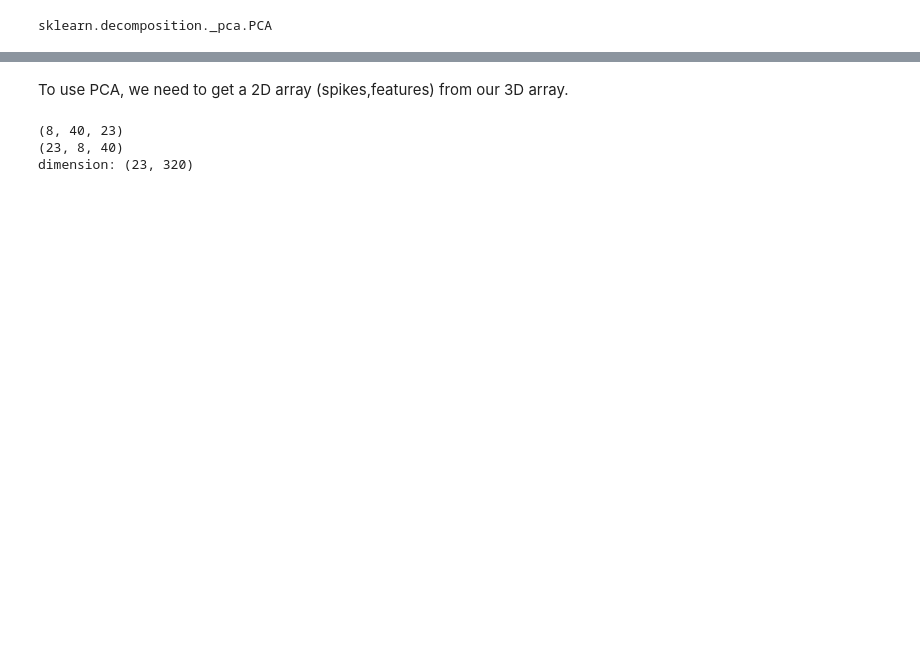
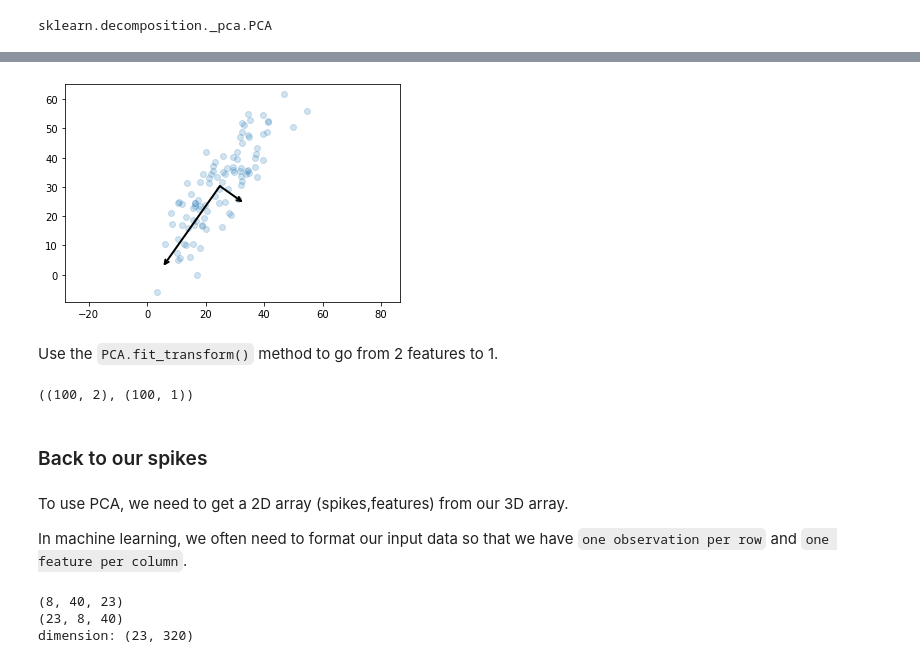
Before and after one commit to kevin-allen/dataScienceNeuro, a Jupyter notebook: notebooks/lecture_02.ipynb, the cells around one changed output, grey strips where cells are left out. Drawn from its saved outputs; the diff is of its cells as text; code cells hidden in the pictures; blank space fills up the shorter version.

```diff
--- a/notebooks/lecture_02.ipynb
+++ b/notebooks/lecture_02.ipynb
@@ -282,4 +293,0 @@ std: 140.0146706903993
-# %%
-z=5 # 5 std below the mean
-threshold = mean-std*z
-print("threshold:",threshold)
@@ -486,0 +501,3 @@ sklearn.decomposition._pca.PCA
+# %%
+from sklearn.decomposition import PCA
+pca = PCA(n_components=2)
@@ -486,0 +520,10 @@ sklearn.decomposition._pca.PCA
+# %%
+pca.fit(X)
+print("components:")
+print(pca.components_)
+print("explanied variance:")
+print(pca.explained_variance_)
+print("explained variance ratio")
+print(pca.explained_variance_ratio_)
+print("mean")
+print(pca.mean_)
@@ -487,5 +540,32 @@ sklearn.decomposition._pca.PCA
+# %%
+def draw_vector(v0, v1, ax=None):
+    ax = ax or plt.gca()
+    arrowprops=dict(arrowstyle='->',
+                    linewidth=2,
+                    shrinkA=0, shrinkB=0)
+    ax.annotate('', v1, v0, arrowprops=arrowprops)
+
+plt.scatter(X[:, 0], X[:, 1], alpha=0.2)
+for length, vector in zip(pca.explained_variance_, pca.components_):
+    v = vector * 2 * np.sqrt(length)
+    draw_vector(pca.mean_, pca.mean_ + v)
+plt.axis('equal');
+# %% [output]
+[figure, added]
+# %% [markdown]
+Use the `PCA.fit_transform()` method to go from 2 features to 1.
+# %%
+pca = PCA(n_components=1)
+Xt = pca.fit_transform(X)
+X.shape, Xt.shape
+# %% [output]
+((100, 2), (100, 1))
+# %% [markdown]
+### Back to our spikes
 # %% [markdown]
 To use PCA, we need to get a 2D array (spikes,features) from our 3D array.
+
+In machine learning, we often need to format our input data so that we have `one observation per row` and `one feature per column`.
 # %%
 print(waveforms.shape)
 wf_fea = waveforms.transpose(2,0,1)
```
Also changed, not shown: parts of 35 cells of this notebook, 4 other files.
